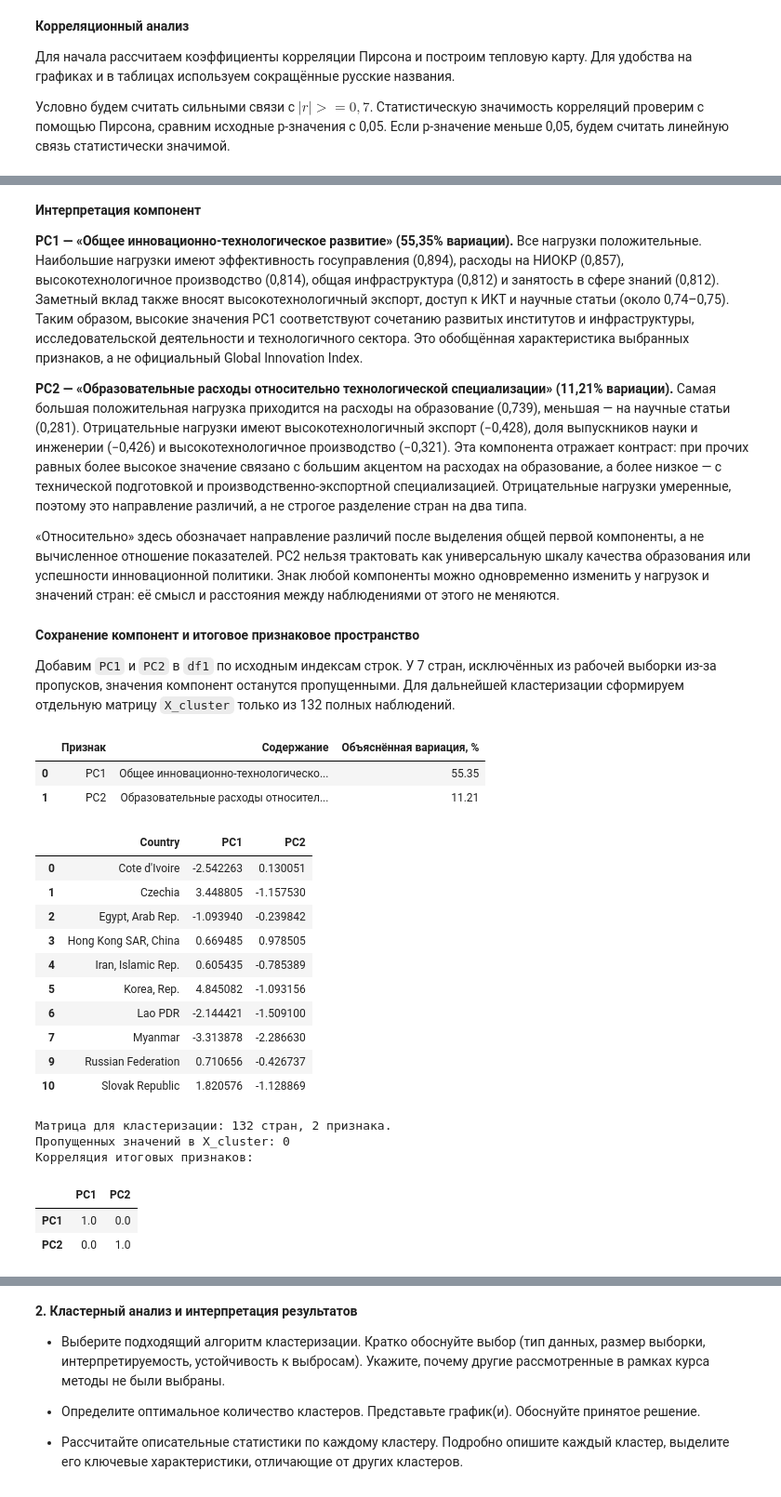
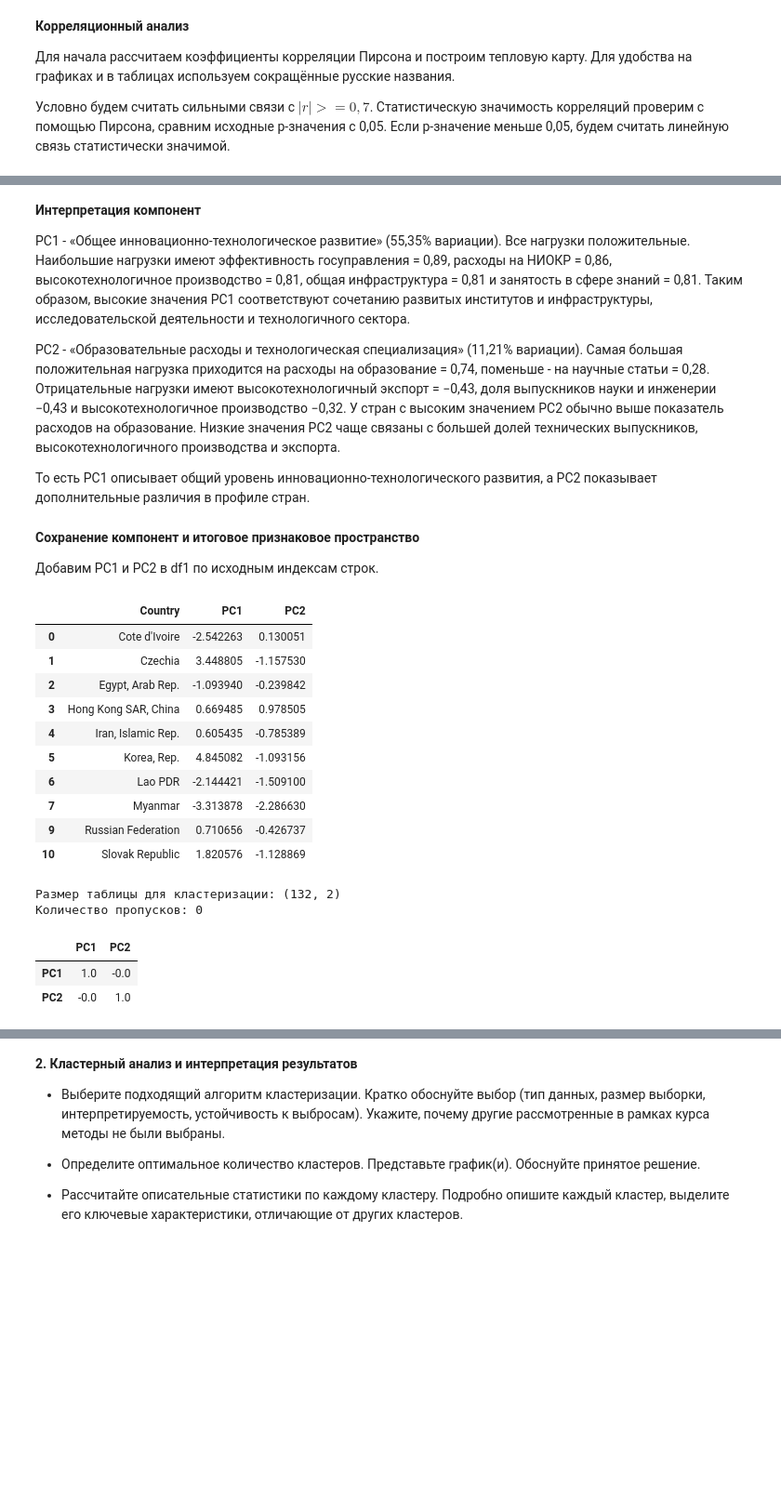
Before and after one commit to NickNatGame/Andan, a Jupyter notebook: NIS_ПЗ3.ipynb, the cells around one changed output, grey strips where cells are left out. Shown at 93% size. Drawn from its saved outputs; the diff is of its cells as text; code cells hidden in the pictures; blank space fills up the shorter version.

```diff
--- a/NIS_ПЗ3.ipynb
+++ b/NIS_ПЗ3.ipynb
@@ -403,55 +358,41 @@ PC2: нагрузки по убыванию модуля
 # %% [markdown]
-**Интерпретация компонент**
+**Интерпретация компонент**<br>
 
-**PC1 — «Общее инновационно-технологическое развитие» (55,35% вариации).** Все нагрузки положительные. Наибольшие нагрузки имеют эффективность госуправления (0,894), расходы на НИОКР (0,857), высокотехнологичное производство (0,814), общая инфраструктура (0,812) и занятость в сфере знаний (0,812). Заметный вклад также вносят высокотехнологичный экспорт, доступ к ИКТ и научные статьи (около 0,74–0,75). Таким образом, высокие значения PC1 соответствуют сочетанию развитых институтов и инфраструктуры, исследовательской деятельности и технологичного сектора. Это обобщённая характеристика выбранных признаков, а не официальный Global Innovation Index.
+PC1 - «Общее инновационно-технологическое развитие» (55,35% вариации). Все нагрузки положительные. Наибольшие нагрузки имеют эффективность госуправления = 0,89, расходы на НИОКР = 0,86, высокотехнологичное производство = 0,81, общая инфраструктура = 0,81 и занятость в сфере знаний = 0,81. Таким образом, высокие значения PC1 соответствуют сочетанию развитых институтов и инфраструктуры, исследовательской деятельности и технологичного сектора.
 
-**PC2 — «Образовательные расходы относительно технологической специализации» (11,21% вариации).** Самая большая положительная нагрузка приходится на расходы на образование (0,739), меньшая — на научные статьи (0,281). Отрицательные нагрузки имеют высокотехнологичный экспорт (−0,428), доля выпускников науки и инженерии (−0,426) и высокотехнологичное производство (−0,321). Эта компонента отражает контраст: при прочих равных более высокое значение связано с большим акцентом на расходах на образование, а более низкое — с технической подготовкой и производственно-экспортной специализацией. Отрицательные нагрузки умеренные, поэтому это направление различий, а не строгое разделение стран на два типа.
+PC2 - «Образовательные расходы и технологическая специализация» (11,21% вариации). Самая большая положительная нагрузка приходится на расходы на образование = 0,74, поменьше - на научные статьи = 0,28. Отрицательные нагрузки имеют высокотехнологичный экспорт = −0,43, доля выпускников науки и инженерии −0,43 и высокотехнологичное производство −0,32.
+У стран с высоким значением PC2 обычно выше показатель расходов на образование. Низкие значения PC2 чаще связаны с большей долей технических выпускников, высокотехнологичного производства и экспорта.
 
-«Относительно» здесь обозначает направление различий после выделения общей первой компоненты, а не вычисленное отношение показателей. PC2 нельзя трактовать как универсальную шкалу качества образования или успешности инновационной политики. Знак любой компоненты можно одновременно изменить у нагрузок и значений стран: её смысл и расстояния между наблюдениями от этого не меняются.
+То есть PC1 описывает общий уровень инновационно-технологического развития, а PC2 показывает дополнительные различия в профиле стран.
 # %% [markdown]
-**Сохранение компонент и итоговое признаковое пространство**
+**Сохранение компонент и итоговое признаковое пространство**<br>
 
-Добавим `PC1` и `PC2` в `df1` по исходным индексам строк. У 7 стран, исключённых из рабочей выборки из-за пропусков, значения компонент останутся пропущенными. Для дальнейшей кластеризации сформируем отдельную матрицу `X_cluster` только из 132 полных наблюдений.
+Добавим PC1 и PC2 в df1 по исходным индексам строк.
 # %%
-df1[component_columns] = components.reindex(df1.index)
+df1[['PC1', 'PC2']] = components
 
-cluster_features = component_columns.copy()
+cluster_features = ['PC1', 'PC2']
 X_cluster = df1.loc[X.index, cluster_features].copy()
 
-component_names = {
-    'PC1': 'Общее инновационно-технологическое развитие',
-    'PC2': 'Образовательные расходы относительно технологической специализации',
-}
-final_features = pd.DataFrame({
-    'Признак': cluster_features,
-    'Содержание': [component_names[name] for name in cluster_features],
-    'Объяснённая вариация, %': pca.explained_variance_ratio_ * 100,
-})
-display(final_features.round(2))
-display(df1.loc[X_cluster.index, ['Country'] + cluster_features].head(10))
-print(f'Матрица для кластеризации: {X_cluster.shape[0]} стран, '
-      f'{X_cluster.shape[1]} признака.')
-print(f'Пропущенных значений в X_cluster: {X_cluster.isna().sum().sum()}')
-print('Корреляция итоговых признаков:')
-display(X_cluster.corr().round(6))
+display(df1.loc[X.index, ['Country', 'PC1', 'PC2']].head(10))
+
+print('Размер таблицы для кластеризации:', X_cluster.shape)
+print('Количество пропусков:', X_cluster.isna().sum().sum())
+display(X_cluster.corr().round(3))
 # %% [output]
-|  | Признак | Содержание | Объяснённая вариация, % |
-| 0 | PC1 | Общее инновационно-технологическо... | 55.35 |
-| 1 | PC2 | Образовательные расходы относител... | 11.21 |
+|  | Country | PC1 | PC2 |
+| 0 | Cote d'Ivoire | -2.542263 | 0.130051 |
+| 1 | Czechia | 3.448805 | -1.157530 |
+| 2 | Egypt, Arab Rep. | -1.093940 | -0.239842 |
+| 3 | Hong Kong SAR, China | 0.669485 | 0.978505 |
+| 4 | Iran, Islamic Rep. | 0.605435 | -0.785389 |
+| 5 | Korea, Rep. | 4.845082 | -1.093156 |
+| 6 | Lao PDR | -2.144421 | -1.509100 |
+| 7 | Myanmar | -3.313878 | -2.286630 |
+| 9 | Russian Federation | 0.710656 | -0.426737 |
+| 10 | Slovak Republic | 1.820576 | -1.128869 |
+Размер таблицы для кластеризации: (132, 2)
+Количество пропусков: 0
-|  | Country | PC1 | PC2 |
-| 0 | Cote d'Ivoire | -2.542263 | 0.130051 |
-| 1 | Czechia | 3.448805 | -1.157530 |
-| 2 | Egypt, Arab Rep. | -1.093940 | -0.239842 |
-| 3 | Hong Kong SAR, China | 0.669485 | 0.978505 |
-| 4 | Iran, Islamic Rep. | 0.605435 | -0.785389 |
-| 5 | Korea, Rep. | 4.845082 | -1.093156 |
-| 6 | Lao PDR | -2.144421 | -1.509100 |
-| 7 | Myanmar | -3.313878 | -2.286630 |
-| 9 | Russian Federation | 0.710656 | -0.426737 |
-| 10 | Slovak Republic | 1.820576 | -1.128869 |
+|  | PC1 | PC2 |
+| PC1 | 1.0 | -0.0 |
+| PC2 | -0.0 | 1.0 |
-Матрица для кластеризации: 132 стран, 2 признака.
-Пропущенных значений в X_cluster: 0
-Корреляция итоговых признаков:
-|  | PC1 | PC2 |
-| PC1 | 1.0 | 0.0 |
-| PC2 | 0.0 | 1.0 |
```
Also changed, not shown: parts of 11 cells of this notebook.
